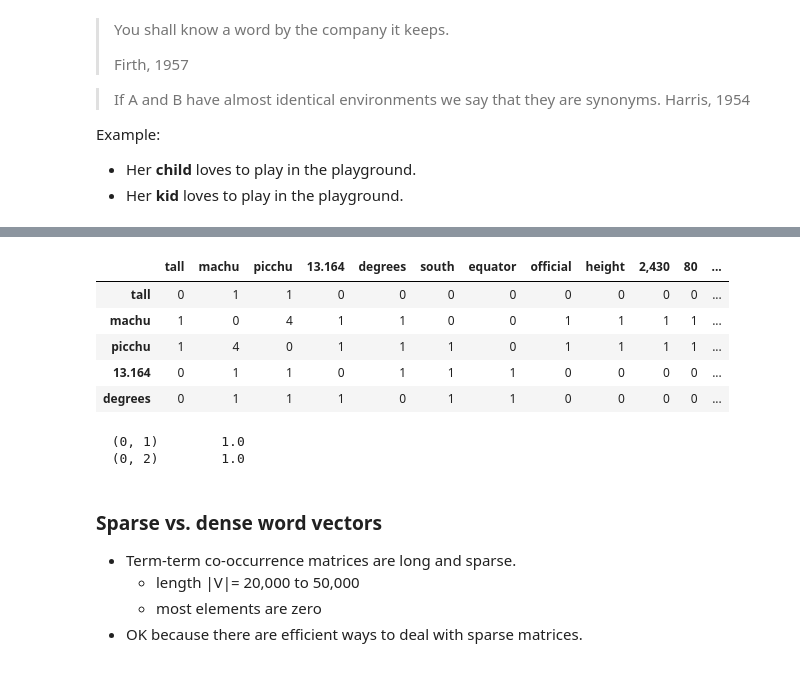
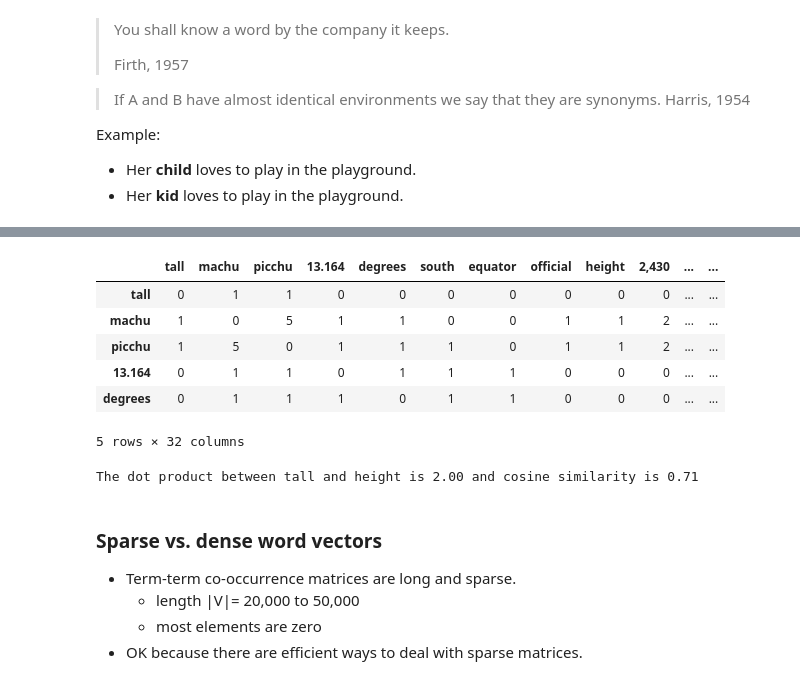
Before and after one commit to kvarada/UBC_MDS_sample_lesson, a Jupyter notebook: word_embeddings_intro.ipynb, the cells around one changed output, grey strips where cells are left out. Saved outputs shown, nothing was run; the diff lists cells and outputs as text; code cells hidden in the pictures.

```diff
--- a/word_embeddings_intro.ipynb
+++ b/word_embeddings_intro.ipynb
@@ -210,8 +218,10 @@ Canada (A.G.) v. Igloo Vikski Inc. was a tariff code case that made its way to t
 corpus = ["How tall is Machu Picchu?",
           "Machu Picchu is 13.164 degrees south of the equator.",
           "The official height of Machu Picchu is 2,430 m.",
-          "Machu Picchu is 80 kilometres (50 miles) northwest of Cusco."
+          "Machu Picchu is 80 kilometres (50 miles) northwest of Cusco.",
+          "It is 80 kilometres (50 miles) northwest of Cusco, on the crest of the mountain Machu Picchu, located about 2,430 metres (7,970 feet) above mean sea level, over 1,000 metres (3,300 ft) lower than Cusco, which has an elevation of 3,400 metres (11,200 ft)."
          ]
 pp = MyPreprocessor()
 pp_corpus = pp.preprocess_corpus(corpus)
-pp_corpus
+vec = CountVectorizer(tokenizer = nltk.word_tokenize)
+X = vec.fit_transform(corpus)
@@ -342,26 +312,32 @@ Example:
 # %%
 cm = CooccurrenceMatrix(pp_corpus)
 vocab, comat = cm.fit_transform()
-words = [key for key, value in sorted(vocab.items(), key = lambda item: (item[1],item[0]))]
+words = [key for key, value in sorted(vocab.items(),
+                                      key = lambda item: (item[1],item[0]))]
 df = pd.DataFrame(comat.todense(),
                   columns = words,
                   index = words,
                   dtype = np.int8
                  )
 df.head()
 # %% [output]
-|  | tall | machu | picchu | 13.164 | degrees | south | equator | official | height | 2,430 | 80 | ... |
-| tall | 0 | 1 | 1 | 0 | 0 | 0 | 0 | 0 | 0 | 0 | 0 | ... |
-| machu | 1 | 0 | 4 | 1 | 1 | 0 | 0 | 1 | 1 | 1 | 1 | ... |
-| picchu | 1 | 4 | 0 | 1 | 1 | 1 | 0 | 1 | 1 | 1 | 1 | ... |
-| 13.164 | 0 | 1 | 1 | 0 | 1 | 1 | 1 | 0 | 0 | 0 | 0 | ... |
-| degrees | 0 | 1 | 1 | 1 | 0 | 1 | 1 | 0 | 0 | 0 | 0 | ... |
+|  | tall | machu | picchu | 13.164 | degrees | south | equator | official | height | 2,430 | ... | ... |
+| tall | 0 | 1 | 1 | 0 | 0 | 0 | 0 | 0 | 0 | 0 | ... | ... |
+| machu | 1 | 0 | 5 | 1 | 1 | 0 | 0 | 1 | 1 | 2 | ... | ... |
+| picchu | 1 | 5 | 0 | 1 | 1 | 1 | 0 | 1 | 1 | 2 | ... | ... |
+| 13.164 | 0 | 1 | 1 | 0 | 1 | 1 | 1 | 0 | 0 | 0 | ... | ... |
+| degrees | 0 | 1 | 1 | 1 | 0 | 1 | 1 | 0 | 0 | 0 | ... | ... |
+5 rows × 32 columns
-# %%
-vec1 = cm.get_word_vector('tall')
-vec2 = cm.get_word_vector('height')
-# %% [output]
-  (0, 1)        1.0
-  (0, 2)        1.0
+# %%
+from sklearn.metrics.pairwise import cosine_similarity
+vec1 = cm.get_word_vector('tall').todense().flatten()
+vec2 = cm.get_word_vector('height').todense().flatten()
+v1 = np.squeeze(np.asarray(vec1))
+v2 = np.squeeze(np.asarray(vec2))
+print('The dot product between tall and height is %0.2f and cosine similarity is %0.2f'
+      %(v1.dot(v2),cosine_similarity(vec1, vec2)))
+# %% [output]
+The dot product between tall and height is 2.00 and cosine similarity is 0.71
 # %% [markdown]
 ### Sparse vs. dense word vectors
 
```
Also changed, not shown: parts of 19 cells of this notebook.
